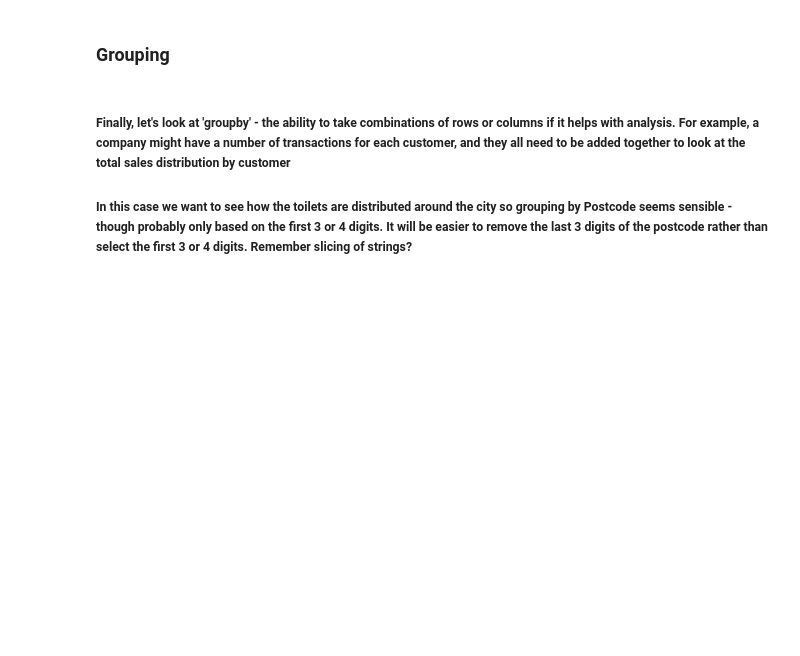
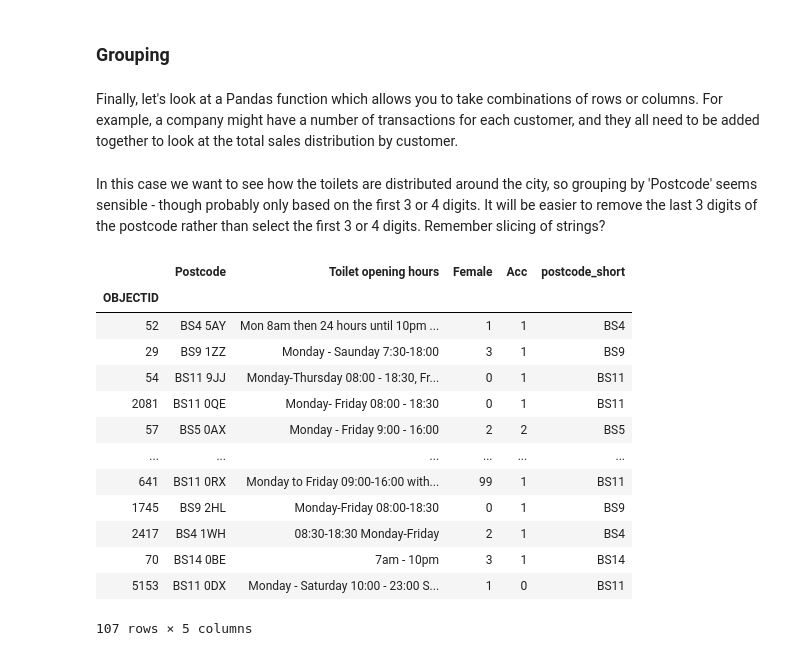
Before and after one commit to CodeHubOrg/python_workshops, a Jupyter notebook: week_5/tutorial_week5.ipynb, the cells around one changed output. Cells and saved outputs as stored; diff of their text form; code cells hidden in the pictures; blank space fills up the shorter version.

```diff
--- a/week_5/tutorial_week5.ipynb
+++ b/week_5/tutorial_week5.ipynb
@@ -450,0 +609,2 @@ acc_data.describe()
+# %%
+new_data.drop('Accessible (no. of)', axis = 1, inplace = True)
@@ -451,12 +623,28 @@ acc_data.describe()
 # %% [markdown]
 ### Grouping
+# %% [markdown]
+Finally, let's look at a Pandas function which allows you to take combinations of rows or columns. For example, a company might have a number of transactions for each customer, and they all need to be added together to look at the total sales distribution by customer.
 # %% [markdown]
-##### Finally, let's look at 'groupby' - the ability to take combinations of rows or columns if it helps with analysis.  For example, a company might have a number of transactions for each customer, and they all need to be added together to look at the total sales distribution by customer
-##### In this case we want to see how the toilets are distributed around the city so grouping by Postcode seems sensible - though probably only based on the first 3 or 4 digits.  It will be easier to remove the last 3 digits of the postcode rather than select the first 3 or 4 digits.  Remember slicing of strings?
+In this case we want to see how the toilets are distributed around the city, so grouping by 'Postcode' seems sensible - though probably only based on the first 3 or 4 digits. It will be easier to remove the last 3 digits of the postcode rather than select the first 3 or 4 digits. Remember slicing of strings?
 # %%
 def last_three(string):
     return string[:-4] # note that I've removed 4 characters so that the whitespace is removed as well
 
-acc_data['postcode_v1'] = acc_data['Postcode'].map(last_three)
-acc_data
+new_data['postcode_short'] = new_data['Postcode'].map(last_three)
+new_data
+# %% [output]
+|  | Postcode | Toilet opening hours | Female | Acc | postcode_short |
+| OBJECTID |  |  |  |  |  |
+| 52 | BS4 5AY | Mon 8am then 24 hours until 10pm ... | 1 | 1 | BS4 |
+| 29 | BS9 1ZZ | Monday - Saunday 7:30-18:00 | 3 | 1 | BS9 |
+| 54 | BS11 9JJ | Monday-Thursday 08:00 - 18:30, Fr... | 0 | 1 | BS11 |
+| 2081 | BS11 0QE | Monday- Friday 08:00 - 18:30 | 0 | 1 | BS11 |
+| 57 | BS5 0AX | Monday - Friday 9:00 - 16:00 | 2 | 2 | BS5 |
+| ... | ... | ... | ... | ... | ... |
+| 641 | BS11 0RX | Monday to Friday 09:00-16:00 with... | 99 | 1 | BS11 |
+| 1745 | BS9 2HL | Monday-Friday 08:00-18:30 | 0 | 1 | BS9 |
+| 2417 | BS4 1WH | 08:30-18:30 Monday-Friday | 2 | 1 | BS4 |
+| 70 | BS14 0BE | 7am - 10pm | 3 | 1 | BS14 |
+| 5153 | BS11 0DX | Monday - Saturday 10:00 - 23:00 S... | 1 | 0 | BS11 |
+107 rows × 5 columns
 # %%
```
Also changed, not shown: parts of 70 cells of this notebook.
